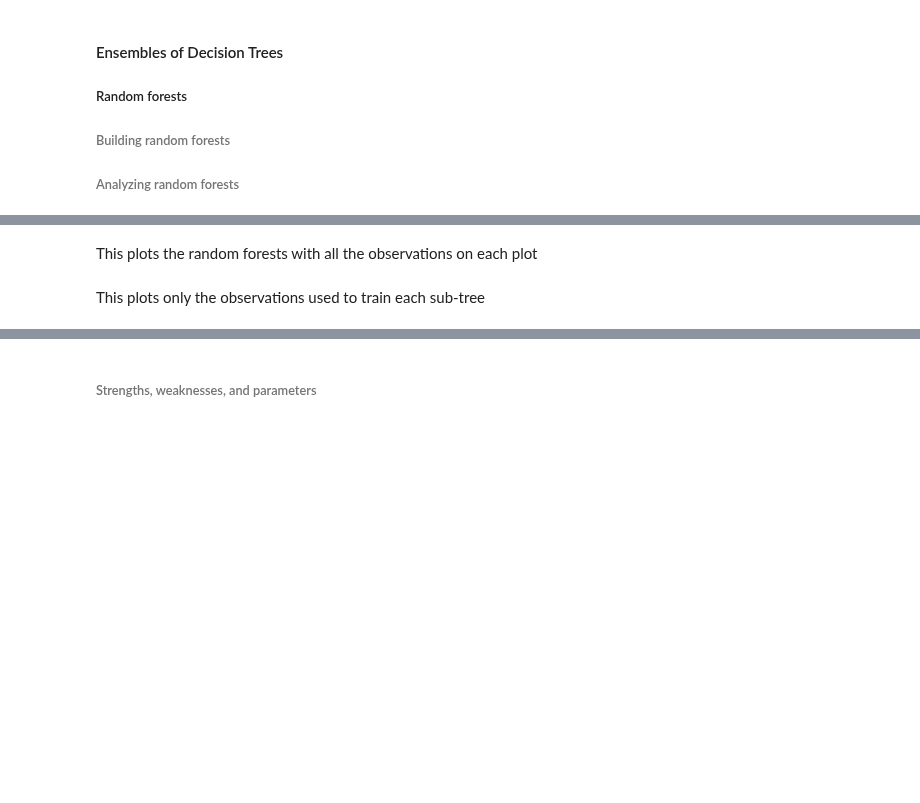
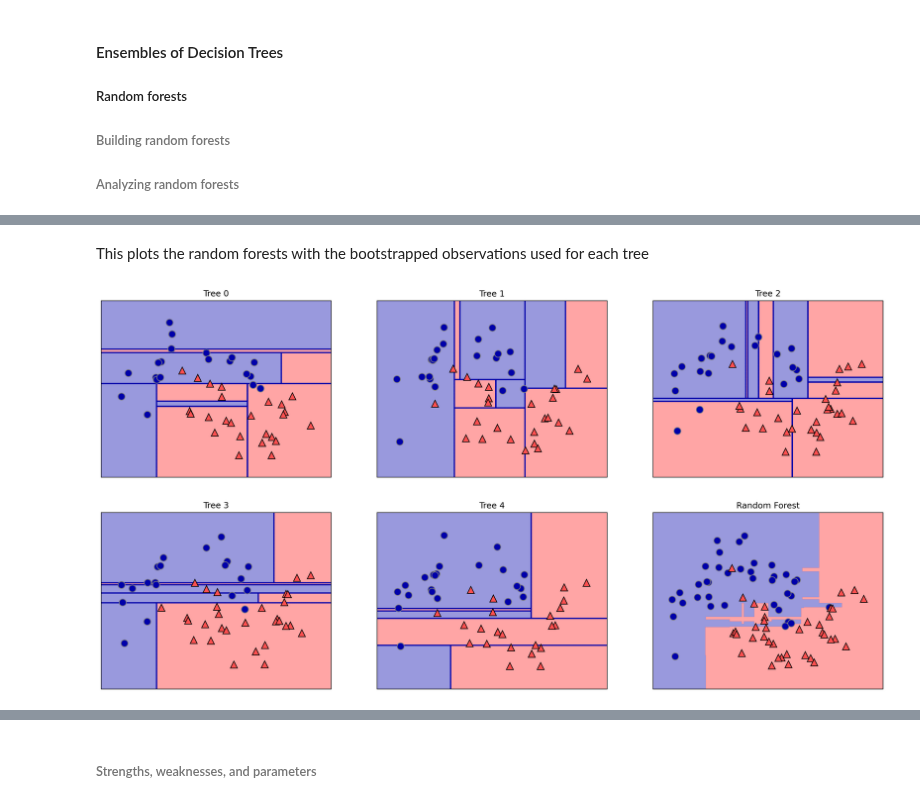
Before and after one commit to byuruth/Econ484, a Jupyter notebook: examples/09 Random Forest.ipynb, the cells around one changed output, grey strips where cells are left out. Cells and saved outputs as stored; diff of their text form; code cells hidden in the pictures; blank space fills up the shorter version.

```diff
--- a/examples/09 Random Forest.ipynb
+++ b/examples/09 Random Forest.ipynb
@@ -26,40 +38,26 @@ forest.fit(X_train, y_train)
 # %% [markdown]
-This plots the random forests with all the observations on each plot
+This plots the random forests with the bootstrapped observations used for each tree
 # %%
 import matplotlib.pyplot as plt
 import numpy as np
-from sklearn.ensemble import RandomForestClassifier, BaggingClassifier
-from sklearn.datasets import load_iris
 from sklearn.tree import plot_tree
 
-
-# Train Random Forest with BaggingClassifier
-forest = BaggingClassifier(estimator=RandomForestClassifier(n_estimators=1, random_state=42),
-                           n_estimators=10, random_state=42, bootstrap=True)
-forest.fit(X_train, y_train)
 
 # Create subplots
 fig, axes = plt.subplots(2, 3, figsize=(20, 10))
 
 for i, (ax, tree) in enumerate(zip(axes.ravel(), forest.estimators_)):
     ax.set_title("Tree {}".format(i))
     # Get the indices of the samples used to train this tree
     bootstrap_indices = forest.estimators_samples_[i]
     X_bootstrap = X[bootstrap_indices]
     y_bootstrap = y[bootstrap_indices]
+    mglearn.plots.plot_tree_partition(X_bootstrap, y_bootstrap, tree, ax=ax)
 
-    # Plot only the subsample
-    ax.scatter(X_bootstrap[:, 0], X_bootstrap[:, 1], c=y_bootstrap, edgecolor='k', s=20)
-    ax.set_xlabel('Feature 1')
-    ax.set_ylabel('Feature 2')
-
-    # Access the single decision tree within the RandomForestClassifier
-    single_tree = forest.estimators_[i][0]
-
-    # Plot the tree structure
-    # plot_tree(single_tree[0], ax=ax, filled=True, rounded=True, proportion=True)
-
-
+mglearn.plots.plot_2d_separator(forest, X_train, fill=True, ax=axes[-1, -1],
+                                alpha=.4)
+axes[-1, -1].set_title("Random Forest")
+mglearn.discrete_scatter(X_train[:, 0], X_train[:, 1], y_train)
 plt.show()
-
-plt.show()
+# %% [output]
+[figure, added]
@@ -77,5 +64,3 @@ plt.show()
-# %% [markdown]
-This plots only the observations used to train each sub-tree
 # %%
 from sklearn.datasets import load_breast_cancer
 
```
Also changed, not shown: parts of 14 cells of this notebook.
